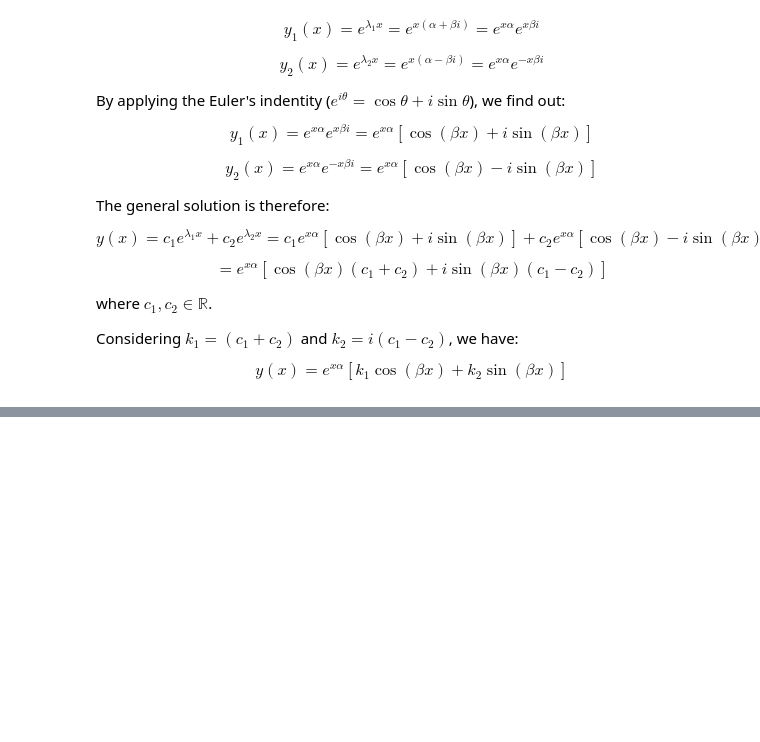
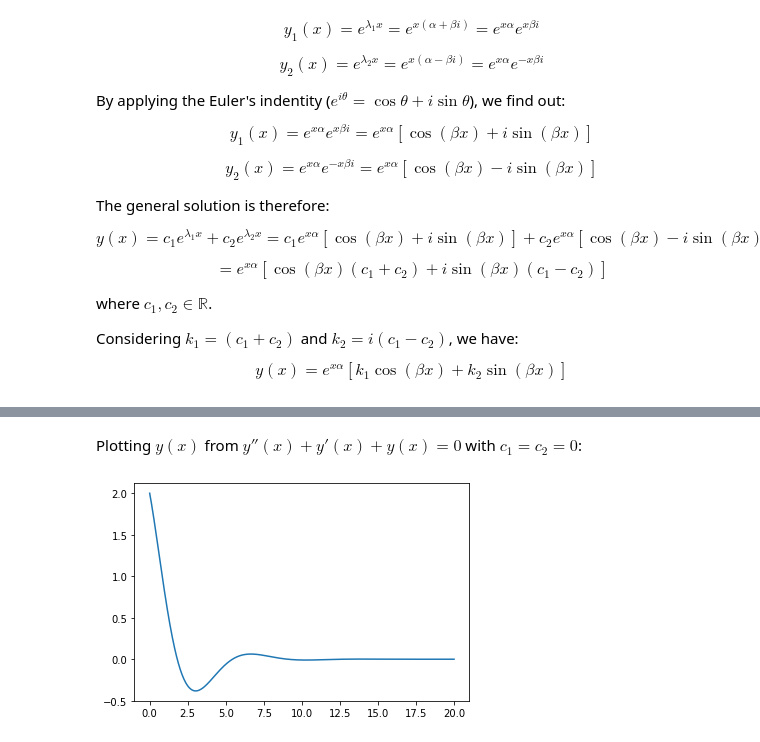
Before and after one commit to FilipeChagasDev/Calculus-for-Programmers, a Jupyter notebook: ODE/second_order/Const-Coeff_Homogeneus_Linear_SO_ODE.ipynb, the cells around one changed output, grey strips where cells are left out. Drawn from its saved outputs; the diff is of its cells as text; code cells hidden in the pictures; blank space fills up the shorter version.

```diff
--- a/ODE/second_order/Const-Coeff_Homogeneus_Linear_SO_ODE.ipynb
+++ b/ODE/second_order/Const-Coeff_Homogeneus_Linear_SO_ODE.ipynb
@@ -108,0 +244,10 @@ TODO
+# %% [markdown]
+Plotting $y(x)$ from $y''(x) + y'(x) + y(x) = 0$ with $c_1=c_2=0$:
+# %%
+p, q, c1, c2 = (1, 1, 1, 1)
+y = get_ODE_function(p, q, c1, c2) #y(x) function
+x = np.linspace(0,20,500) #500 dots in [0, 20]
+plt.plot(x,y(x).real) #Plot the real part of y(x)
+plt.show()
+# %% [output]
+[figure, added]
```
Also changed, not shown: parts of 21 cells of this notebook.
